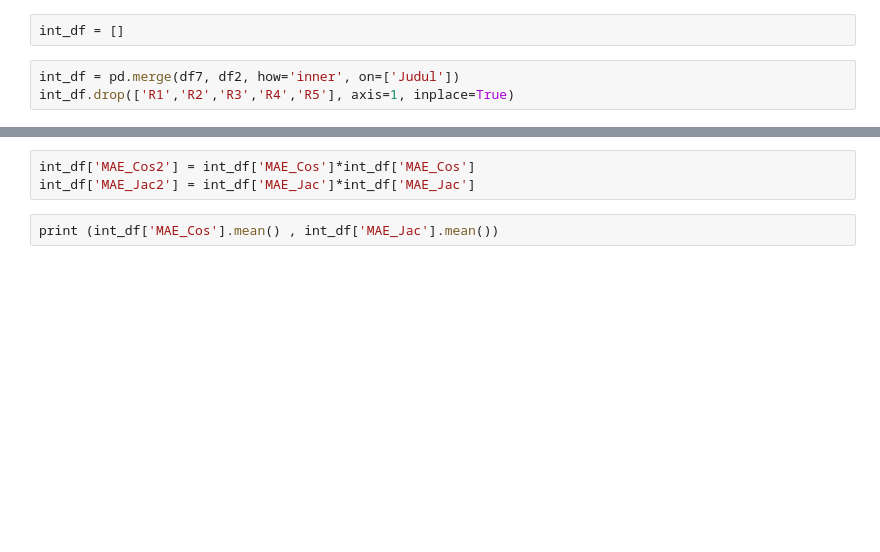
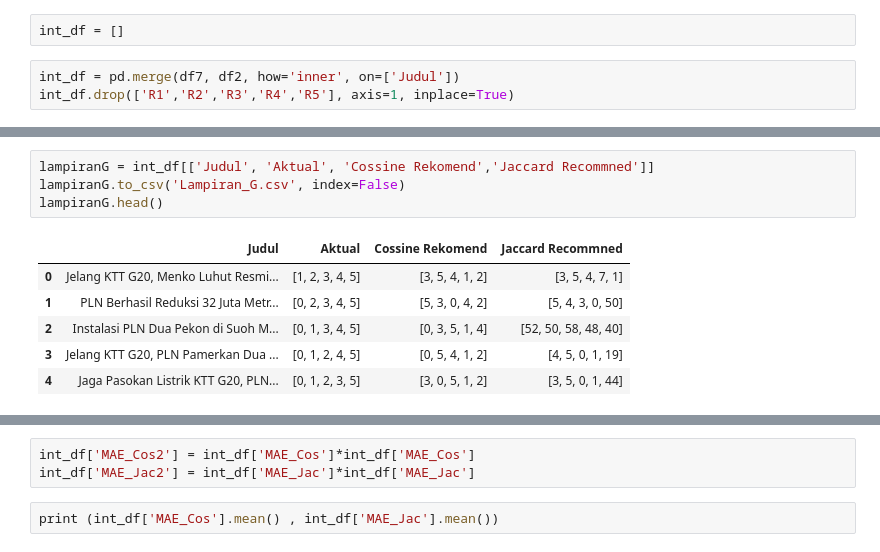
Before and after one commit to MeltingSnow21/Comparision-of-Jaccard-Similarity-and-Cosine-Similarity-for-Content-Based-Recommendation-Model, a Jupyter notebook: Model.ipynb, the cells around one changed output, grey strips where cells are left out. Drawn from its saved outputs; the diff is of its cells as text; blank space fills up the shorter version.

```diff
--- a/Model.ipynb
+++ b/Model.ipynb
@@ -674,6 +683,17 @@ int_df.head()
 | 2 | 2 | Instalasi PLN Dua Pekon di Suoh M... | [0, 1, 3, 4, 5] | instalasi pln pekon suoh masuk ro... | Nasional | roadmap, instalasi, listrik, jari... | [0, 3, 5, 1, 4] | [52, 50, 58, 48, 40] |
 | 3 | 3 | Jelang KTT G20, PLN Pamerkan Dua ... | [0, 1, 2, 4, 5] | jelang ktt g pln pamer plts pv ro... | Nasional | plts, g20, PLN | [0, 5, 4, 1, 2] | [4, 5, 0, 1, 19] |
 | 4 | 4 | Jaga Pasokan Listrik KTT G20, PLN... | [0, 1, 2, 3, 5] | jaga pasok listrik ktt g pln oper... | Nasional | pltg, g20, pasokan listrik, PLN | [3, 0, 5, 1, 2] | [3, 5, 0, 1, 44] |
+# %%
+lampiranG = int_df[['Judul', 'Aktual', 'Cossine Rekomend','Jaccard Recommned']]
+lampiranG.to_csv('Lampiran_G.csv', index=False)
+lampiranG.head()
+# %% [output]
+|  | Judul | Aktual | Cossine Rekomend | Jaccard Recommned |
+| 0 | Jelang KTT G20, Menko Luhut Resmi... | [1, 2, 3, 4, 5] | [3, 5, 4, 1, 2] | [3, 5, 4, 7, 1] |
+| 1 | PLN Berhasil Reduksi 32 Juta Metr... | [0, 2, 3, 4, 5] | [5, 3, 0, 4, 2] | [5, 4, 3, 0, 50] |
+| 2 | Instalasi PLN Dua Pekon di Suoh M... | [0, 1, 3, 4, 5] | [0, 3, 5, 1, 4] | [52, 50, 58, 48, 40] |
+| 3 | Jelang KTT G20, PLN Pamerkan Dua ... | [0, 1, 2, 4, 5] | [0, 5, 4, 1, 2] | [4, 5, 0, 1, 19] |
+| 4 | Jaga Pasokan Listrik KTT G20, PLN... | [0, 1, 2, 3, 5] | [3, 0, 5, 1, 2] | [3, 5, 0, 1, 44] |
 # %%
 int_df['MAE_Cos'] = [5 - len(set(a) & set(b)) for a, b in zip(int_df['Cossine Rekomend'], int_df['Aktual'])]
 int_df['MAE_Jac'] = [5 - len(set(a) & set(b)) for a, b in zip(int_df['Jaccard Recommned'], int_df['Aktual'])]
```
Also changed, not shown: parts of 18 cells of this notebook, 5 other files.
